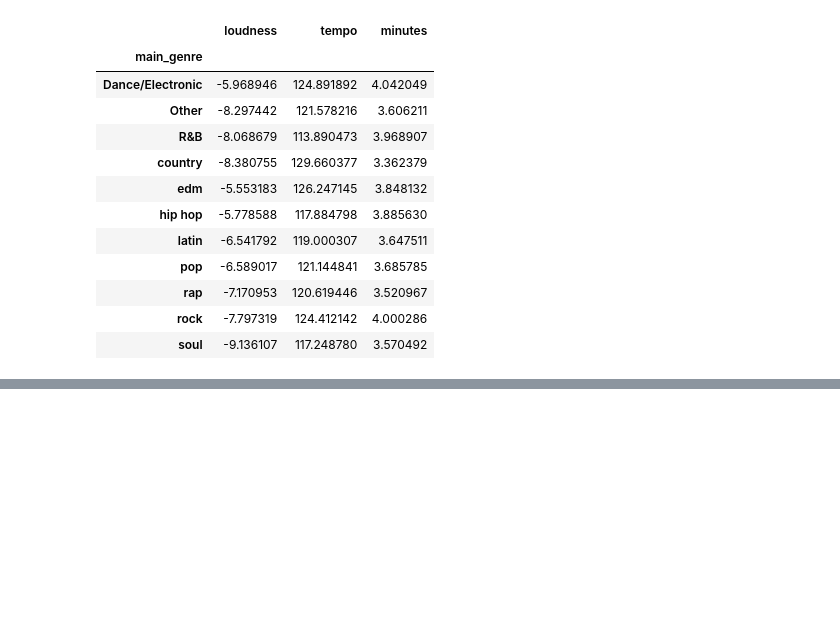
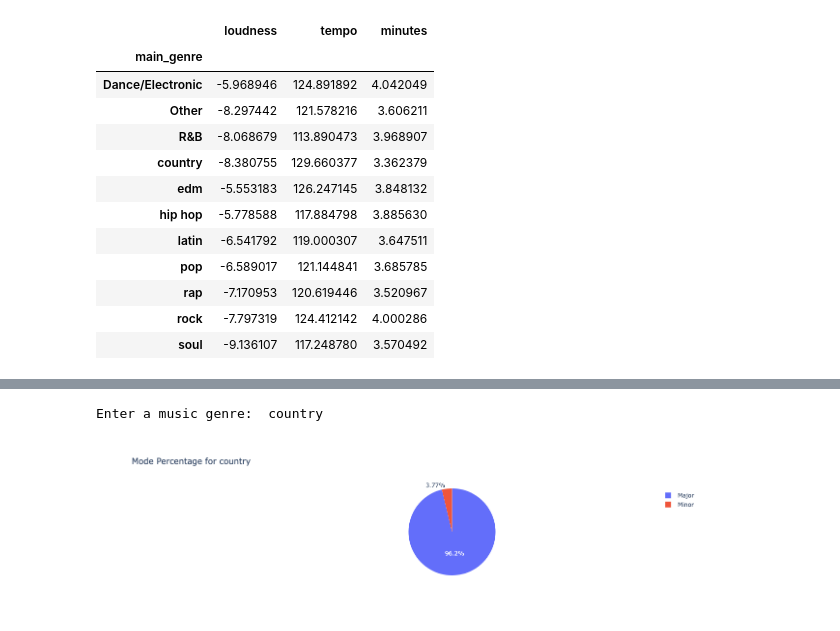
Before and after one commit to tmartabano/Project-for-Data-Munging, a Jupyter notebook: Final_Project_Data(new).ipynb, the cells around one changed output, grey strips where cells are left out. Saved outputs shown, nothing was run; the diff lists cells and outputs as text; code cells hidden in the pictures; blank space fills up the shorter version.

Commit message:
added dynamic pie chart, fixed some code, added new dfs

```diff
--- a/Final_Project_Data(new).ipynb
+++ b/Final_Project_Data(new).ipynb
@@ -512,0 +498,42 @@ big_df.head(1000)
+# %%
+pop_data = mode_perc[mode_perc['main_genre'] == 'pop']
+edm_data = mode_perc[mode_perc['main_genre'] == 'edm']
+rock_data = mode_perc[mode_perc['main_genre'] == 'rock']
+rnb_data = mode_perc[mode_perc['main_genre'] == 'R&B']
+hiphop_data =  mode_perc[mode_perc['main_genre'] == 'hip hop']
+latin_data = mode_perc[mode_perc['main_genre'] == 'latin']
+other_data = mode_perc[mode_perc['main_genre'] == 'Other']
+soul_data = mode_perc[mode_perc['main_genre'] == 'soul']
+rap_data = mode_perc[mode_perc['main_genre'] == 'rap']
+electronic_data = mode_perc[mode_perc['main_genre'] == 'Dance/Electronic']
+country_data = mode_perc[mode_perc['main_genre'] == 'country']
+# %%
+import plotly.graph_objects as go
+
+#dictionary mapping to select what dataset you want to use
+music_genres = {
+    "Dance/Electronic": electronic_data,
+    "rock": rock_data,
+    "r&b": rnb_data,
+    "hip hop": hiphop_data,
+    "edm": edm_data,
+    "pop": pop_data,
+    "latin": latin_data,
+    "other": other_data,
+    "soul": soul_data,
+    "rap": rap_data,
+    "country": country_data
+}
+
+genre = input("Enter a music genre: ")
+selected_data = music_genres.get(genre, None)
+
+if selected_data is not None:
+    fig = go.Figure(data=[go.Pie(labels=selected_data['type'], values=selected_data['percentage'])])
+    fig.update_layout(title=f'Mode Percentage for {genre}')
+    fig.show()
+else:
+    print("Genre not found in the dictionary")
+# %% [output]
+Enter a music genre:  country
+[figure, added]
```
Also changed, not shown: parts of 18 cells of this notebook.
